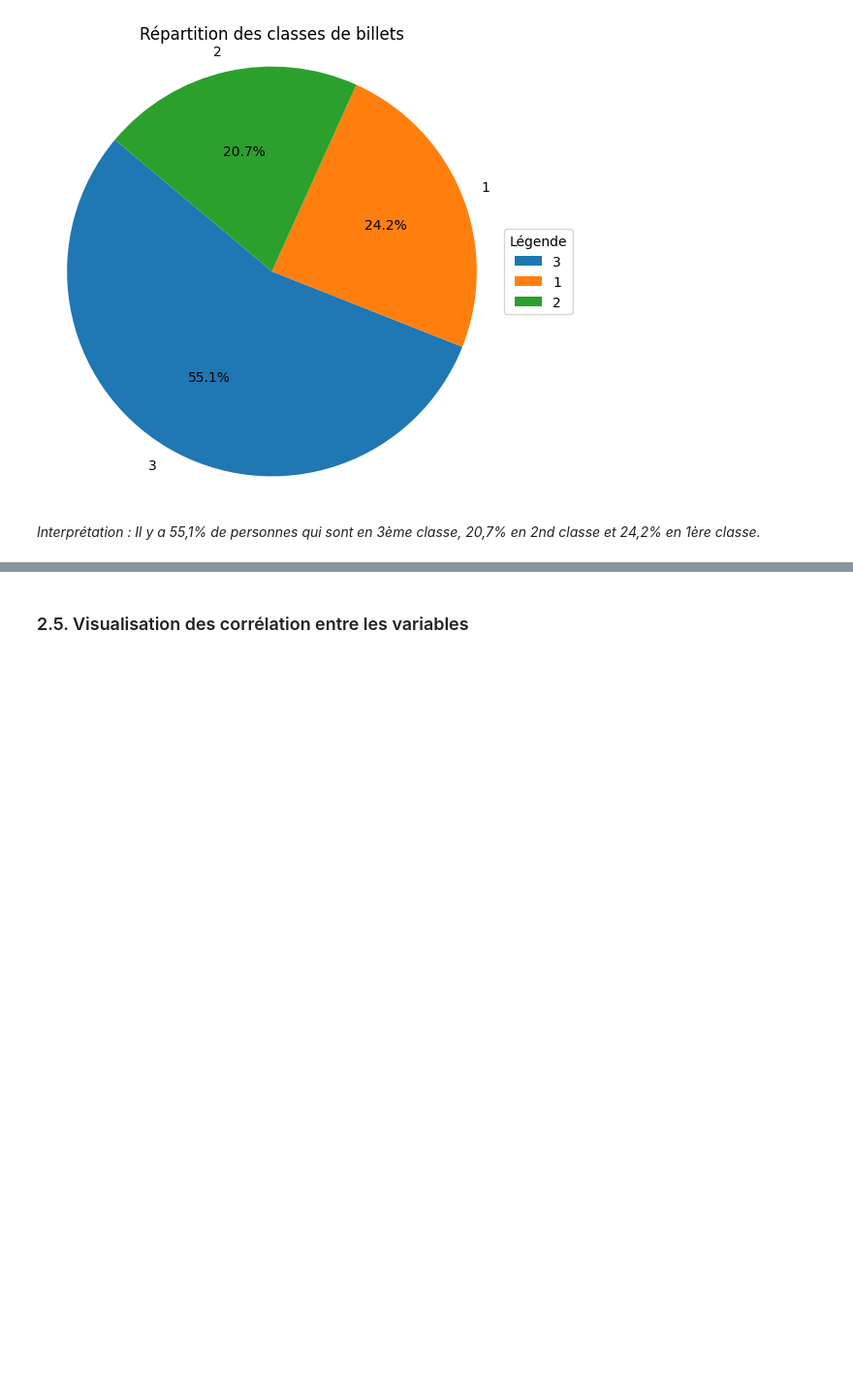
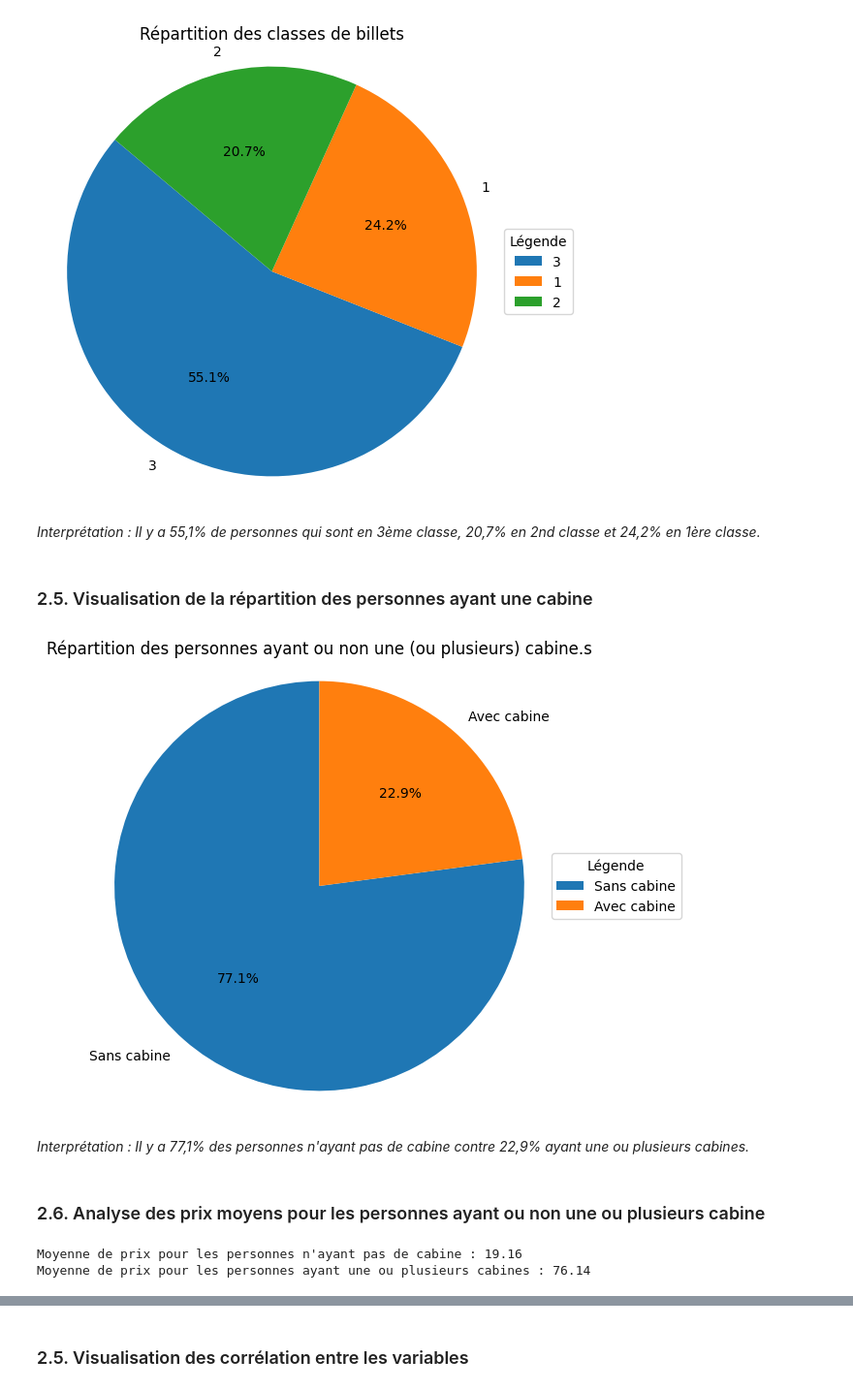
Before and after one commit to Gentlhug/kaggle-concours-titanic, a Jupyter notebook: titanic.ipynb, the cells around one changed output, grey strips where cells are left out. Shown at 97% size. Drawn from its saved outputs; the diff is of its cells as text; code cells hidden in the pictures; blank space fills up the shorter version.

```diff
--- a/titanic.ipynb
+++ b/titanic.ipynb
@@ -238,3 +238,29 @@ plt.show()
 [figure]
 # %% [markdown]
 *Interprétation : Il y a 55,1% de personnes qui sont en 3ème classe, 20,7% en 2nd classe et 24,2% en 1ère classe.*
+# %% [markdown]
+### 2.5. Visualisation de la répartition des personnes ayant une cabine
+# %%
+nb_cabin_none = train_data.Cabin.isnull().sum()
+nb_cabin_yes = train_data.Cabin.notnull().sum()
+
+plt.figure(figsize=(6, 6))
+plt.pie([nb_cabin_none, nb_cabin_yes], labels=['Sans cabine', 'Avec cabine'], autopct='%1.1f%%', startangle=90)
+plt.title('Répartition des personnes ayant ou non une (ou plusieurs) cabine.s')
+plt.legend(title="Légende", loc="center left", bbox_to_anchor=(1, 0, 0.5, 1))
+plt.axis('equal')
+plt.show()
+# %% [output]
+[figure, added]
+# %% [markdown]
+*Interprétation : Il y a 77,1% des personnes n'ayant pas de cabine contre 22,9% ayant une ou plusieurs cabines.*
+# %% [markdown]
+### 2.6. Analyse des prix moyens pour les personnes ayant ou non une ou plusieurs cabine
+# %%
+mean_price_cabin_none = train_data[train_data.Cabin.isnull()]['Fare'].mean()
+mean_price_cabine_yes = train_data[train_data.Cabin.notnull()]['Fare'].mean()
+print(f"Moyenne de prix pour les personnes n'ayant pas de cabine : {round(mean_price_cabin_none, 2)}")
+print(f"Moyenne de prix pour les personnes ayant une ou plusieurs cabines : {round(mean_price_cabine_yes, 2)}")
+# %% [output]
+Moyenne de prix pour les personnes n'ayant pas de cabine : 19.16
+Moyenne de prix pour les personnes ayant une ou plusieurs cabines : 76.14
```
Also changed, not shown: parts of 11 cells of this notebook.
